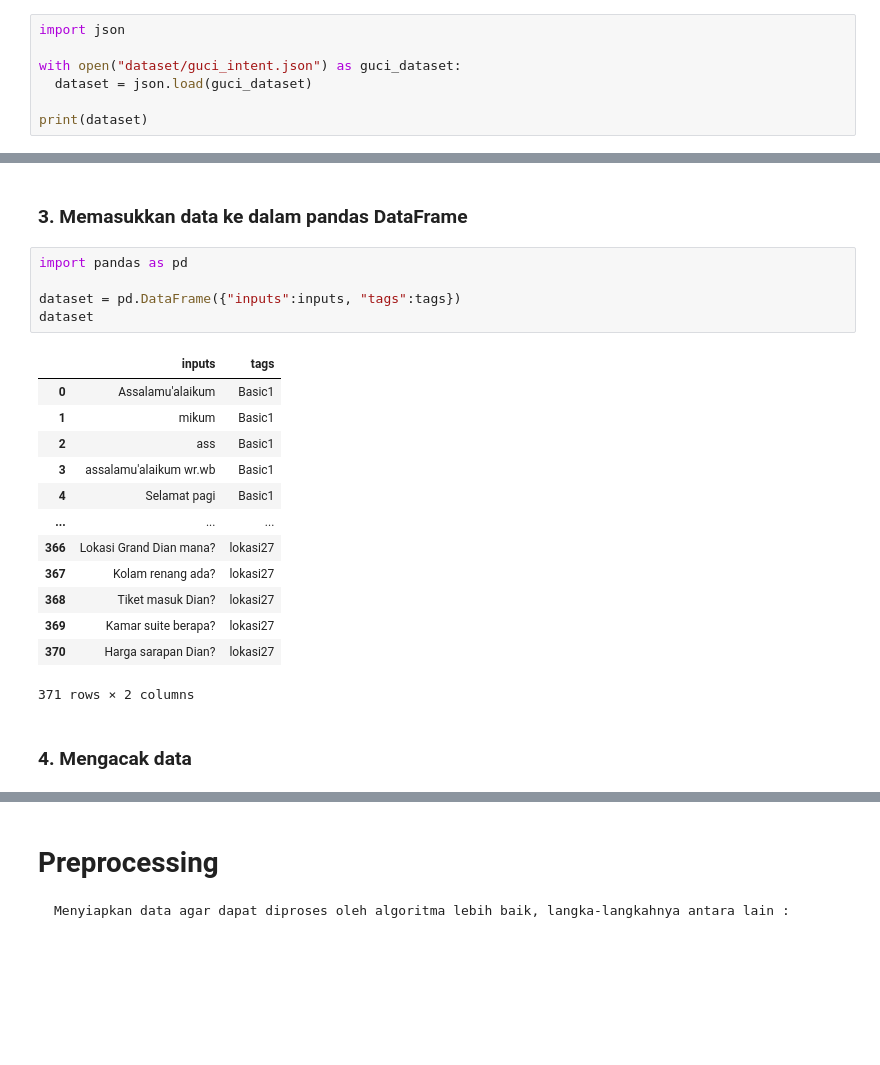
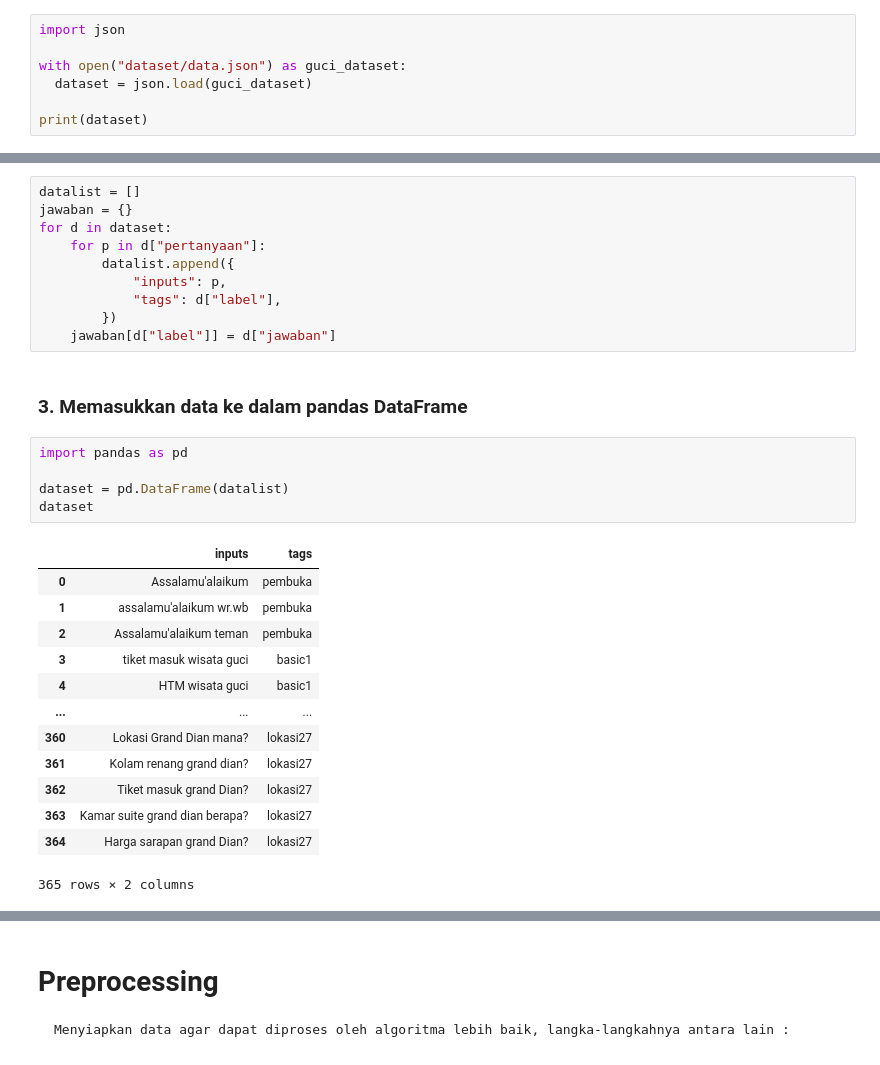
Before and after one commit to rjbogel/tourguide, a Jupyter notebook: guci.ipynb, the cells around one changed output, grey strips where cells are left out. Drawn from its saved outputs; the diff is of its cells as text; blank space fills up the shorter version.

```diff
--- a/guci.ipynb
+++ b/guci.ipynb
@@ -6,7 +6,7 @@
 # %%
 import json
 
-with open("dataset/guci_intent.json") as guci_dataset:
+with open("dataset/data.json") as guci_dataset:
   dataset = json.load(guci_dataset)
 
 print(dataset)
@@ -37,23 +17,31 @@ responses : {'Basic1': ['Selamat datang di chatboot Wisata guci,saya siap memand
+# %%
+datalist = []
+jawaban = {}
+for d in dataset:
+    for p in d["pertanyaan"]:
+        datalist.append({
+            "inputs": p,
+            "tags": d["label"],
+        })
+    jawaban[d["label"]] = d["jawaban"]
 # %% [markdown]
 ### 3. Memasukkan data ke dalam pandas DataFrame
 # %%
 import pandas as pd
 
-dataset = pd.DataFrame({"inputs":inputs, "tags":tags})
+dataset = pd.DataFrame(datalist)
 dataset
 # %% [output]
 |  | inputs | tags |
-| 0 | Assalamu'alaikum | Basic1 |
-| 1 | mikum | Basic1 |
-| 2 | ass | Basic1 |
-| 3 | assalamu'alaikum wr.wb | Basic1 |
-| 4 | Selamat pagi | Basic1 |
+| 0 | Assalamu'alaikum | pembuka |
+| 1 | assalamu'alaikum wr.wb | pembuka |
+| 2 | Assalamu'alaikum teman | pembuka |
+| 3 | tiket masuk wisata guci | basic1 |
+| 4 | HTM wisata guci | basic1 |
 | ... | ... | ... |
-| 366 | Lokasi Grand Dian mana? | lokasi27 |
-| 367 | Kolam renang ada? | lokasi27 |
-| 368 | Tiket masuk Dian? | lokasi27 |
-| 369 | Kamar suite berapa? | lokasi27 |
-| 370 | Harga sarapan Dian? | lokasi27 |
+| 360 | Lokasi Grand Dian mana? | lokasi27 |
+| 361 | Kolam renang grand dian? | lokasi27 |
+| 362 | Tiket masuk grand Dian? | lokasi27 |
+| 363 | Kamar suite grand dian berapa? | lokasi27 |
+| 364 | Harga sarapan grand Dian? | lokasi27 |
-371 rows × 2 columns
+365 rows × 2 columns
-# %% [markdown]
-### 4. Mengacak data
```
Also changed, not shown: parts of 28 cells of this notebook, 3 other files.
